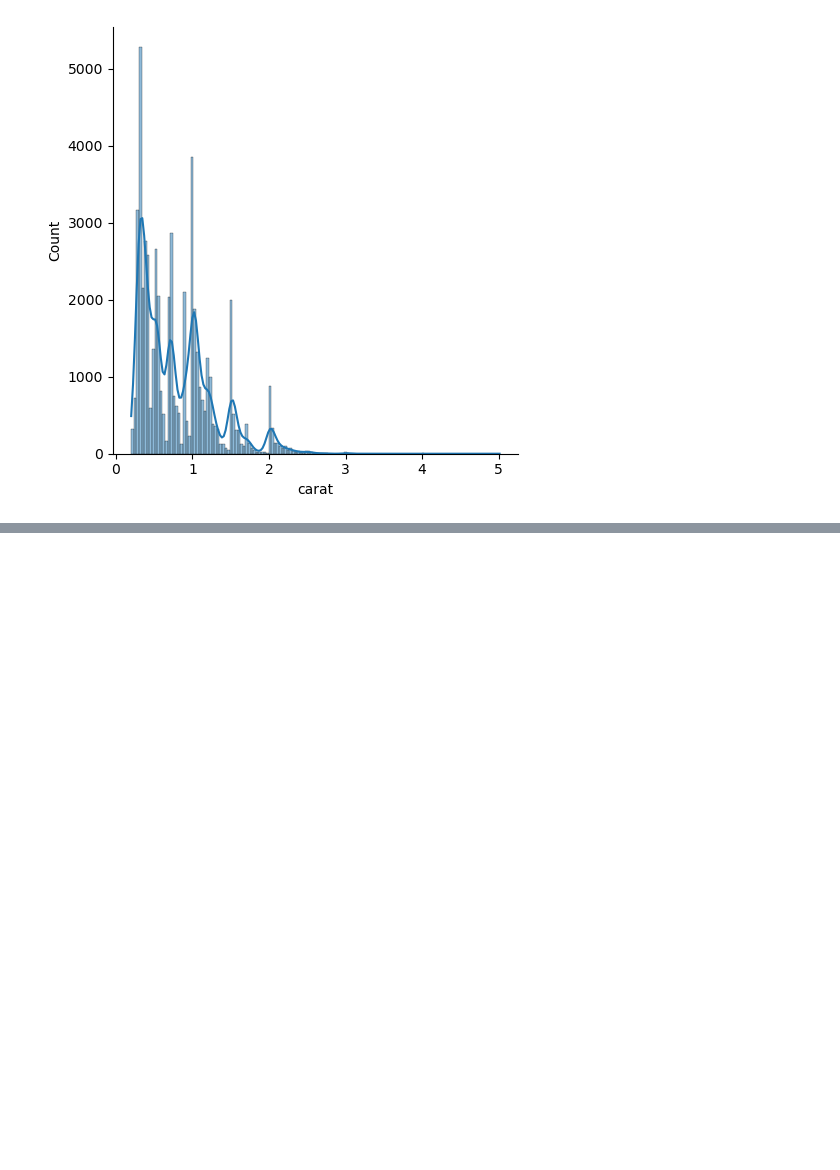
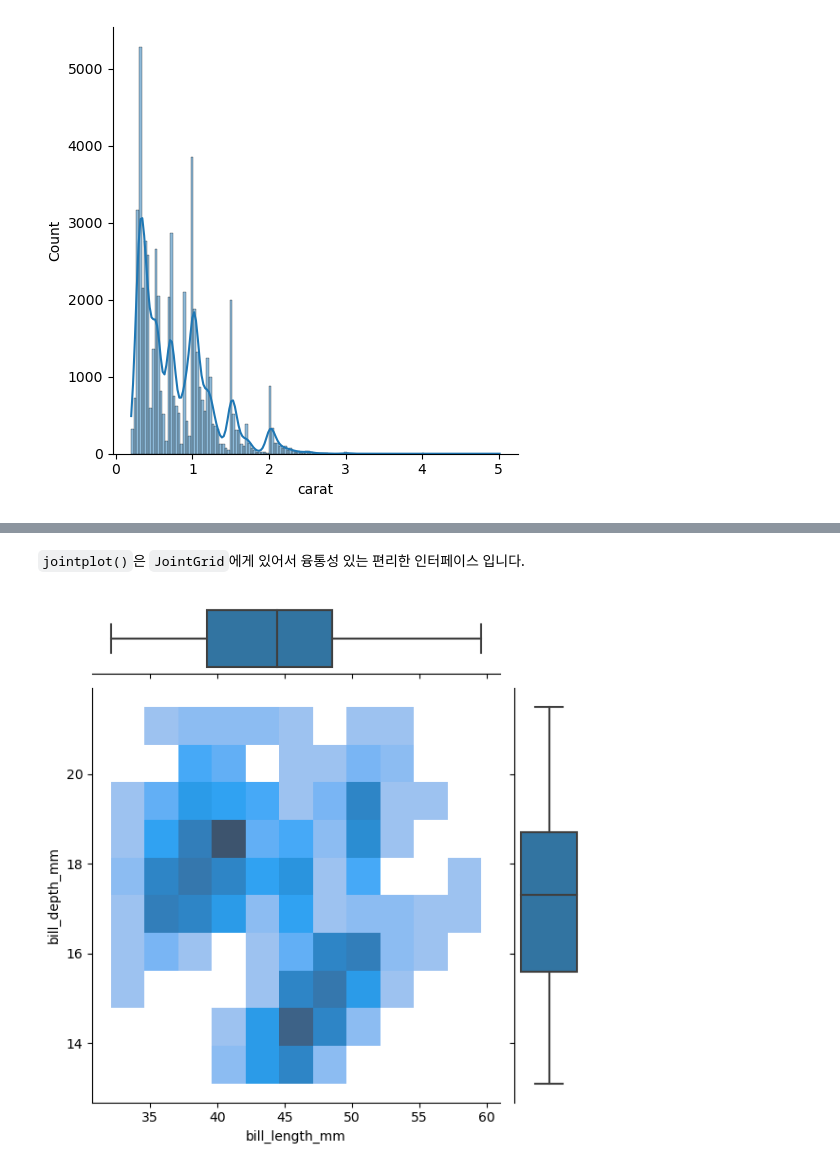
Before and after one commit to Daconic/Seaborn_tutorial_KOR, a Jupyter notebook: Visualizing distributions of data.ipynb, the cells around one changed output, grey strips where cells are left out. Cells and saved outputs as stored; diff of their text form; code cells hidden in the pictures; blank space fills up the shorter version.

```diff
--- a/Visualizing distributions of data.ipynb
+++ b/Visualizing distributions of data.ipynb
@@ -314,0 +342,8 @@ sns.displot(diamonds, x="price", y="clarity", log_scale=(True, False));
+# %% [markdown]
+`jointplot()`은 `JointGrid`에게 있어서 융통성 있는 편리한 인터페이스 입니다.
+# %%
+g = sns.JointGrid(data=penguins, x='bill_length_mm', y='bill_depth_mm');
+g.plot_joint(sns.histplot);
+g.plot_marginals(sns.boxplot);
+# %% [output]
+[figure, added]
```
Also changed, not shown: parts of 64 cells of this notebook.
